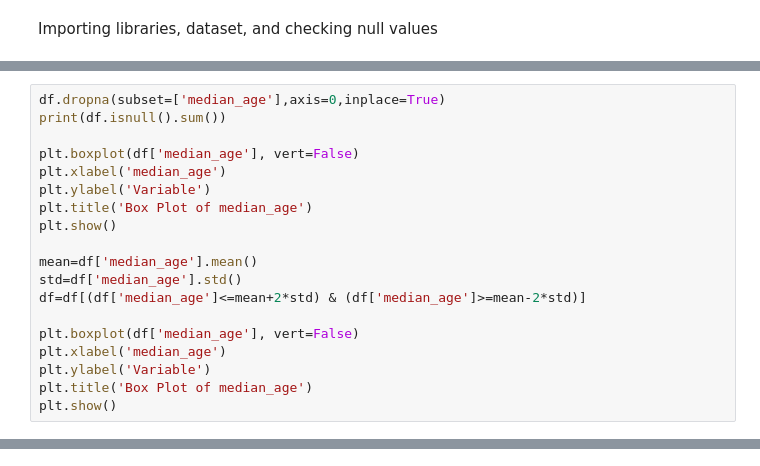
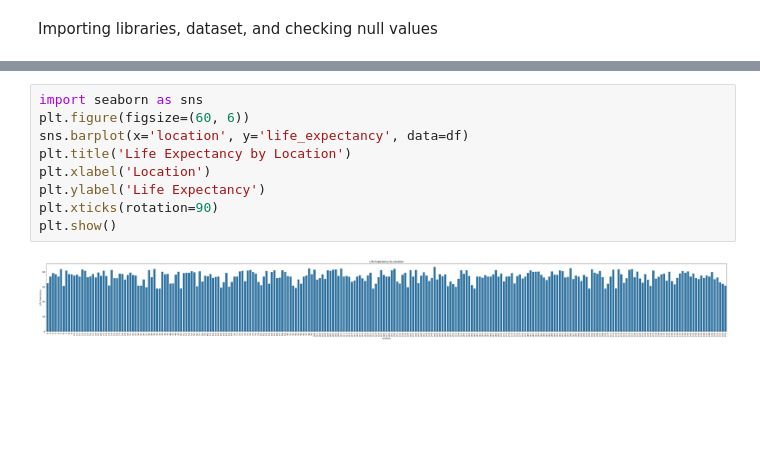
Before and after one commit to AnshSharma16/Machine-learning-with-Python-Projects, a Jupyter notebook: LifeExpectantcyCovidCases.ipynb, the cells around one changed output, grey strips where cells are left out. Saved outputs shown, nothing was run; the diff lists cells and outputs as text; blank space fills up the shorter version.

```diff
--- a/LifeExpectantcyCovidCases.ipynb
+++ b/LifeExpectantcyCovidCases.ipynb
@@ -68,19 +30,0 @@ Dealing with missing values and outliers in median_age
-# %%
-df.dropna(subset=['median_age'],axis=0,inplace=True)
-print(df.isnull().sum())
-
-plt.boxplot(df['median_age'], vert=False)
-plt.xlabel('median_age')
-plt.ylabel('Variable')
-plt.title('Box Plot of median_age')
-plt.show()
-
-mean=df['median_age'].mean()
-std=df['median_age'].std()
-df=df[(df['median_age']<=mean+2*std) & (df['median_age']>=mean-2*std)]
-
-plt.boxplot(df['median_age'], vert=False)
-plt.xlabel('median_age')
-plt.ylabel('Variable')
-plt.title('Box Plot of median_age')
-plt.show()
@@ -157,3 +56,14 @@ array([  0,   1,   2,   3,   4,   5,   6,   7,   8,   9,  10,  11,  12,
+# %%
+import seaborn as sns
+plt.figure(figsize=(60, 6))
+sns.barplot(x='location', y='life_expectancy', data=df)
+plt.title('Life Expectancy by Location')
+plt.xlabel('Location')
+plt.ylabel('Life Expectancy')
+plt.xticks(rotation=90)
+plt.show()
+# %% [output]
+[figure, added]
 # %%
 from sklearn.preprocessing import LabelEncoder
 le=LabelEncoder()
```
Also changed, not shown: parts of 19 cells of this notebook.
